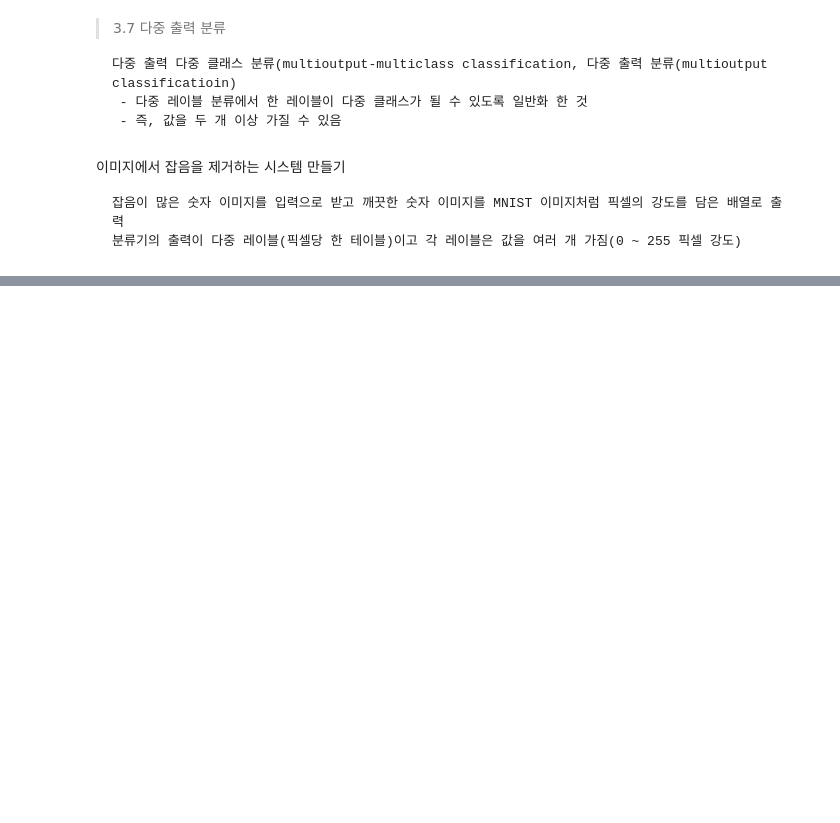
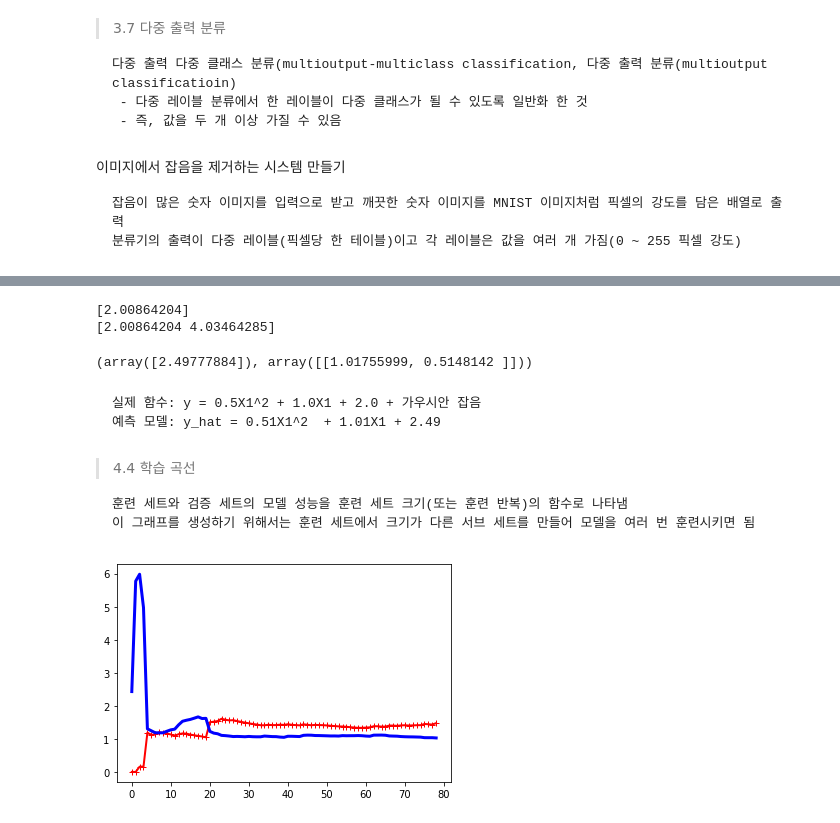
Before and after one commit to js-june-moon/practice, a Jupyter notebook: HandsOnML.ipynb, the cells around one changed output, grey strips where cells are left out. Drawn from its saved outputs; the diff is of its cells as text; code cells hidden in the pictures; blank space fills up the shorter version.

```diff
--- a/HandsOnML.ipynb
+++ b/HandsOnML.ipynb
@@ -1616,0 +1646,57 @@ clean_digit = knn_clf.predict([X_test_mod[some_index]])
+# %%
+# 2차방정식(quadratic equation)으로 비선형 데이터 생성(약간의 잡음 포함)
+
+m = 100
+X = 6 * np.random.rand(m, 1) - 3
+y = 0.5 * X**2 + X + 2 + np.random.rand(m, 1)
+# %%
+# 사이킷런의 PolynomialFetures를 사용해 훈련 데이터를 변환
+# 훈련 세트에 있는 각 특성을 제곱하여 새로운 특성으로 추가
+
+from sklearn.preprocessing import PolynomialFeatures
+
+poly_features = PolynomialFeatures(degree=2, include_bias=False)
+X_poly = poly_features.fit_transform(X)
+print(X[0])
+print(X_poly[0])
+# %% [output]
+[2.00864204]
+[2.00864204 4.03464285]
+# %%
+# LinearRegression 적용
+
+lin_reg = LinearRegression()
+lin_reg.fit(X_poly, y)
+lin_reg.intercept_, lin_reg.coef_
+# %% [output]
+(array([2.49777884]), array([[1.01755999, 0.5148142 ]]))
+# %% [markdown]
+    실제 함수: y = 0.5X1^2 + 1.0X1 + 2.0 + 가우시안 잡음
+    예측 모델: y_hat = 0.51X1^2  + 1.01X1 + 2.49
+# %% [markdown]
+> 4.4 학습 곡선
+
+    훈련 세트와 검증 세트의 모델 성능을 훈련 세트 크기(또는 훈련 반복)의 함수로 나타냄
+    이 그래프를 생성하기 위해서는 훈련 세트에서 크기가 다른 서브 세트를 만들어 모델을 여러 번 훈련시키면 됨
+# %%
+# 주어진 훈련 데이터에서 모델의 학습 곡선을 그리는 함수
+
+from sklearn.metrics import mean_squared_error
+from sklearn.model_selection import train_test_split
+
+def plot_learning_curves(model, X, y):
+  X_train, X_val, y_train, y_val = train_test_split(X, y, test_size=0.2)
+  train_errors, val_errors= [], []
+  for m in range(1, len(X_train)):
+    model.fit(X_train[:m], y_train[:m])
+    y_train_predict = model.predict(X_train[:m])
+    y_val_predict = model.predict(X_val)
+    train_errors.append(mean_squared_error(y_train[:m], y_train_predict))
+    val_errors.append(mean_squared_error(y_val, y_val_predict))
+  plt.plot(np.sqrt(train_errors), "r-+", linewidth=2, label="훈련 세트")
+  plt.plot(np.sqrt(val_errors), "b-", linewidth=3, label="검증 세트")
+
+lin_reg = LinearRegression()
+plot_learning_curves(lin_reg, X, y)
+# %% [output]
+[figure, added]
```
Also changed, not shown: parts of 64 cells of this notebook.
